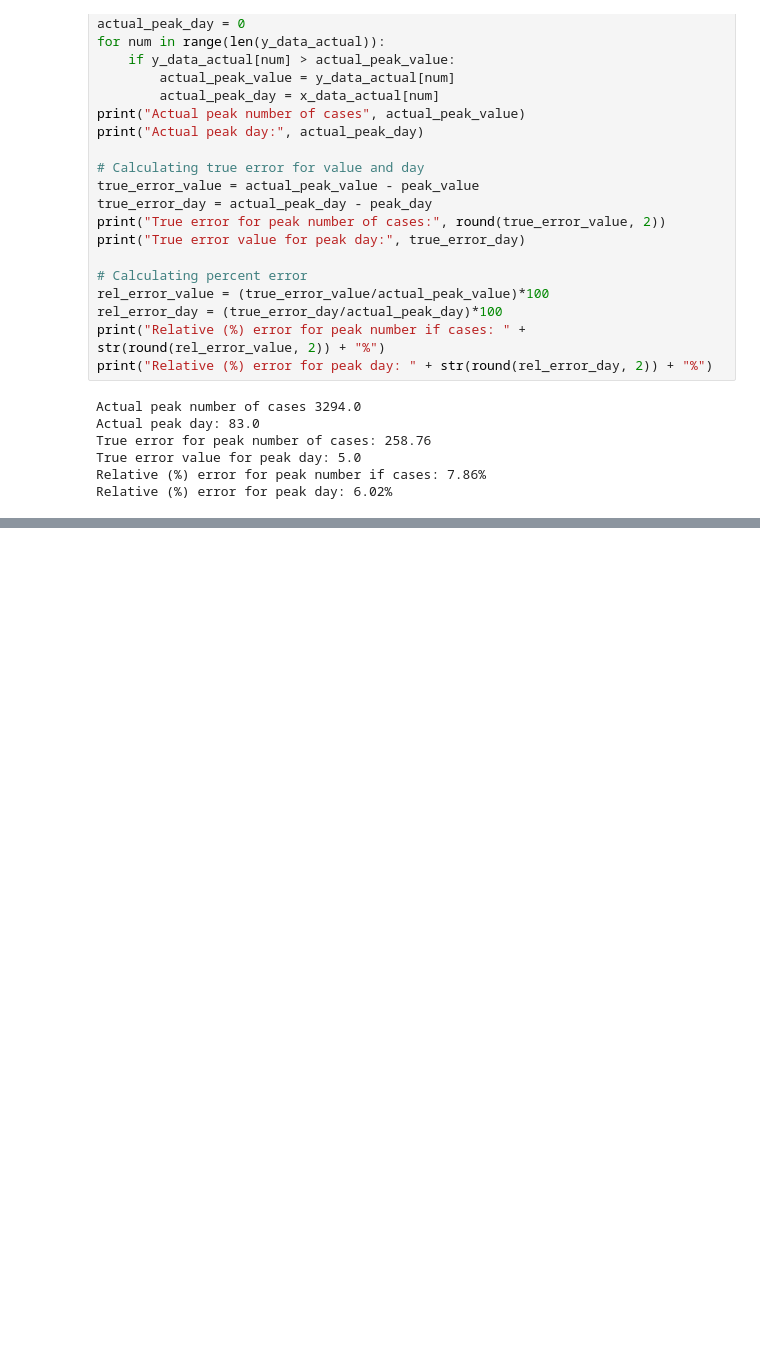
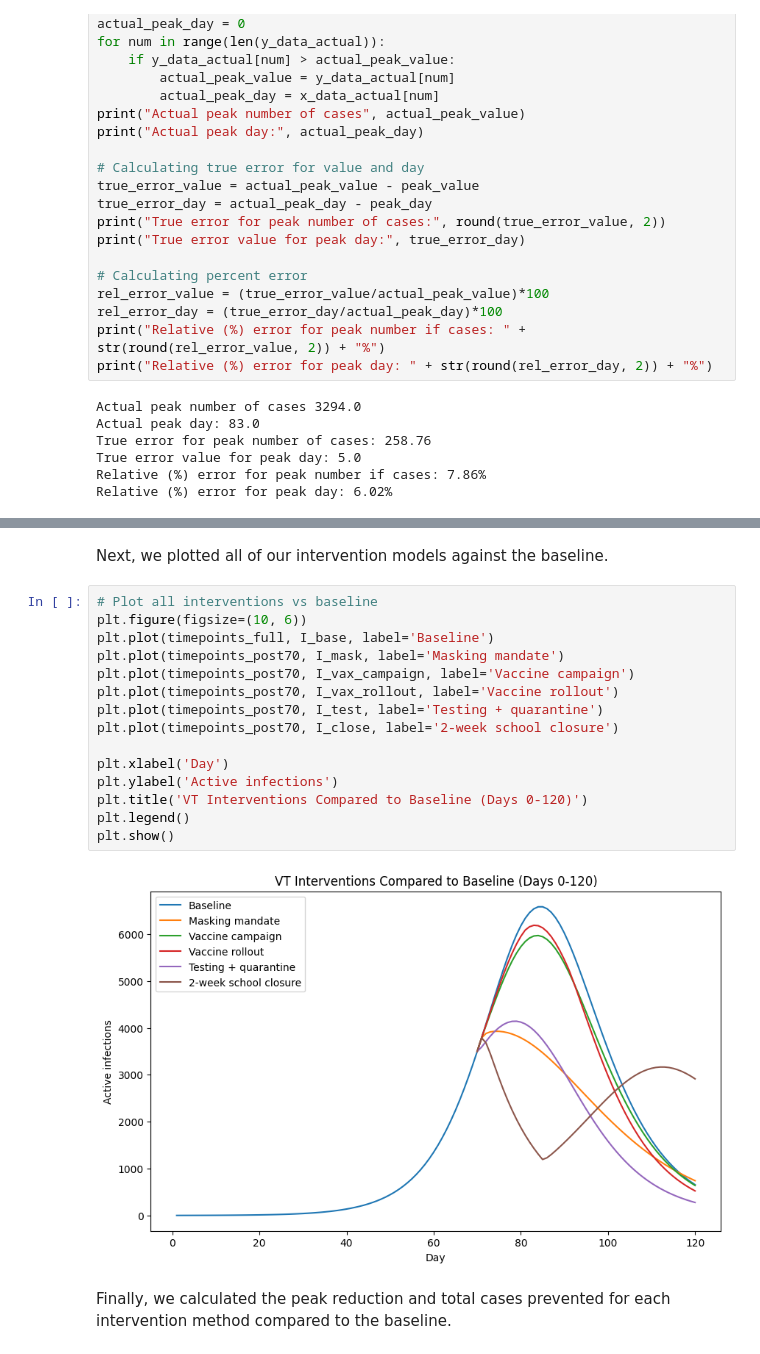
Before and after one commit to Dani-F-06/Module-2-Epidemics-SIR-Modeling, a Jupyter notebook: Notebook examples/Template_student_final_notebook.ipynb, the cells around one changed output, grey strips where cells are left out. Cells and saved outputs as stored; diff of their text form; blank space fills up the shorter version.

Commit message:
adding intervention strat code

```diff
--- a/Notebook examples/Template_student_final_notebook.ipynb
+++ b/Notebook examples/Template_student_final_notebook.ipynb
@@ -637,0 +569,21 @@ Cases prevented: 7782.50
+# %% [markdown]
+Next, we plotted all of our intervention models against the baseline.
+# %%
+# Plot all interventions vs baseline
+plt.figure(figsize=(10, 6))
+plt.plot(timepoints_full, I_base, label='Baseline')
+plt.plot(timepoints_post70, I_mask, label='Masking mandate')
+plt.plot(timepoints_post70, I_vax_campaign, label='Vaccine campaign')
+plt.plot(timepoints_post70, I_vax_rollout, label='Vaccine rollout')
+plt.plot(timepoints_post70, I_test, label='Testing + quarantine')
+plt.plot(timepoints_post70, I_close, label='2-week school closure')
+
+plt.xlabel('Day')
+plt.ylabel('Active infections')
+plt.title('VT Interventions Compared to Baseline (Days 0-120)')
+plt.legend()
+plt.show()
+# %% [output]
+[figure, added]
+# %% [markdown]
+Finally, we calculated the peak reduction and total cases prevented for each intervention method compared to the baseline.
```
Also changed, not shown: parts of 15 cells of this notebook.
